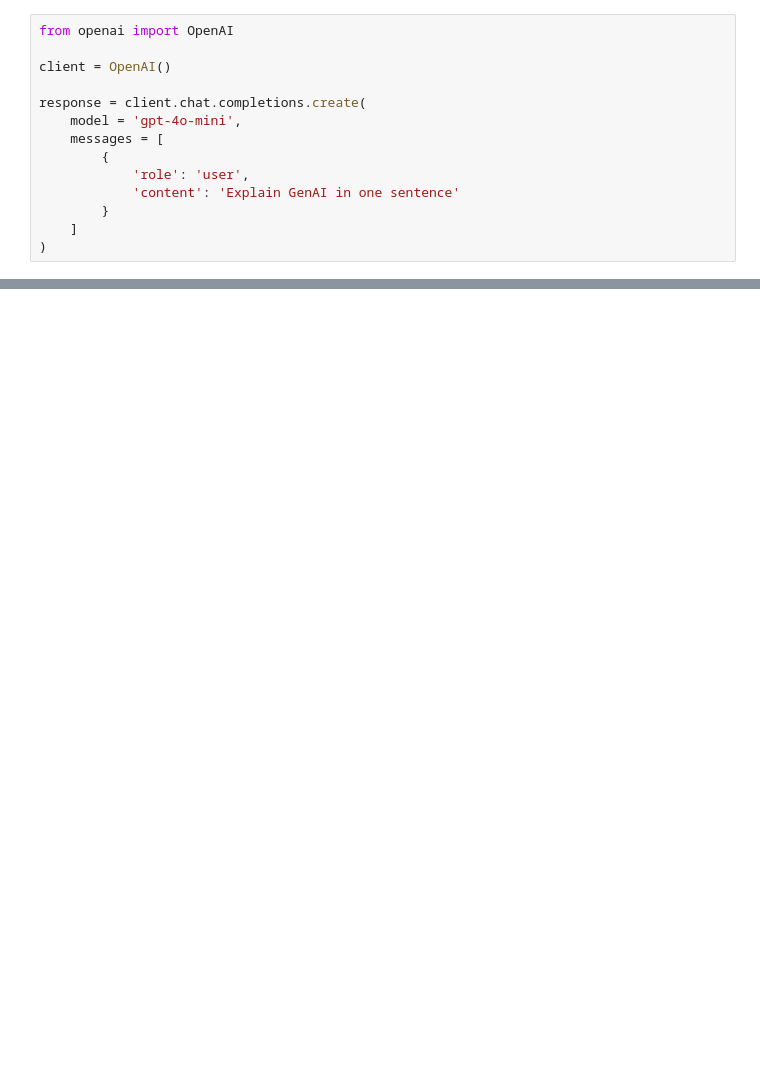
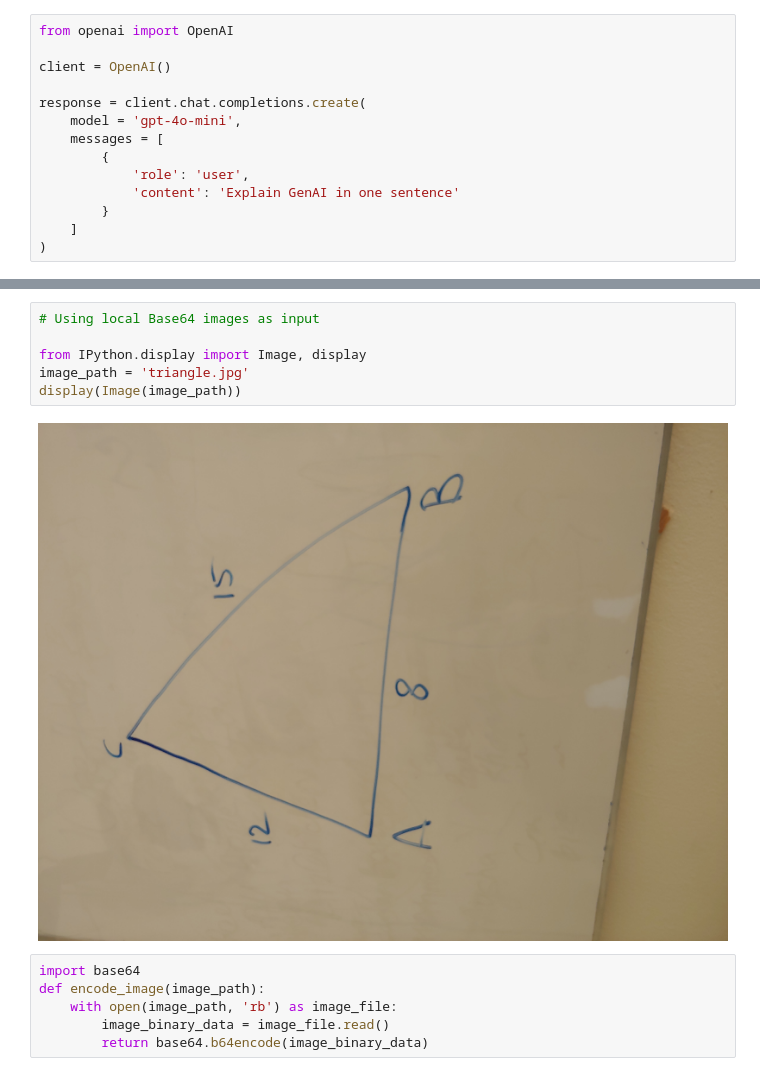
Before and after one commit to JamalArshad147/AI_Engineering, a Jupyter notebook: 6. Generative AI/1. app.ipynb, the cells around one changed output, grey strips where cells are left out. Saved outputs shown, nothing was run; the diff lists cells and outputs as text; blank space fills up the shorter version.

Commit message:
local base64 images as input

```diff
--- a/6. Generative AI/1. app.ipynb
+++ b/6. Generative AI/1. app.ipynb
@@ -65,0 +97,14 @@ GenAI is artificial intelligence that generates entirely new content—like text
+# %%
+# Using local Base64 images as input
+
+from IPython.display import Image, display
+image_path = 'triangle.jpg'
+display(Image(image_path))
+# %% [output]
+[figure, added]
+# %%
+import base64
+def encode_image(image_path):
+    with open(image_path, 'rb') as image_file:
+        image_binary_data = image_file.read()
+        return base64.b64encode(image_binary_data)
```
Also changed, not shown: parts of 13 cells of this notebook, 1 other file.
